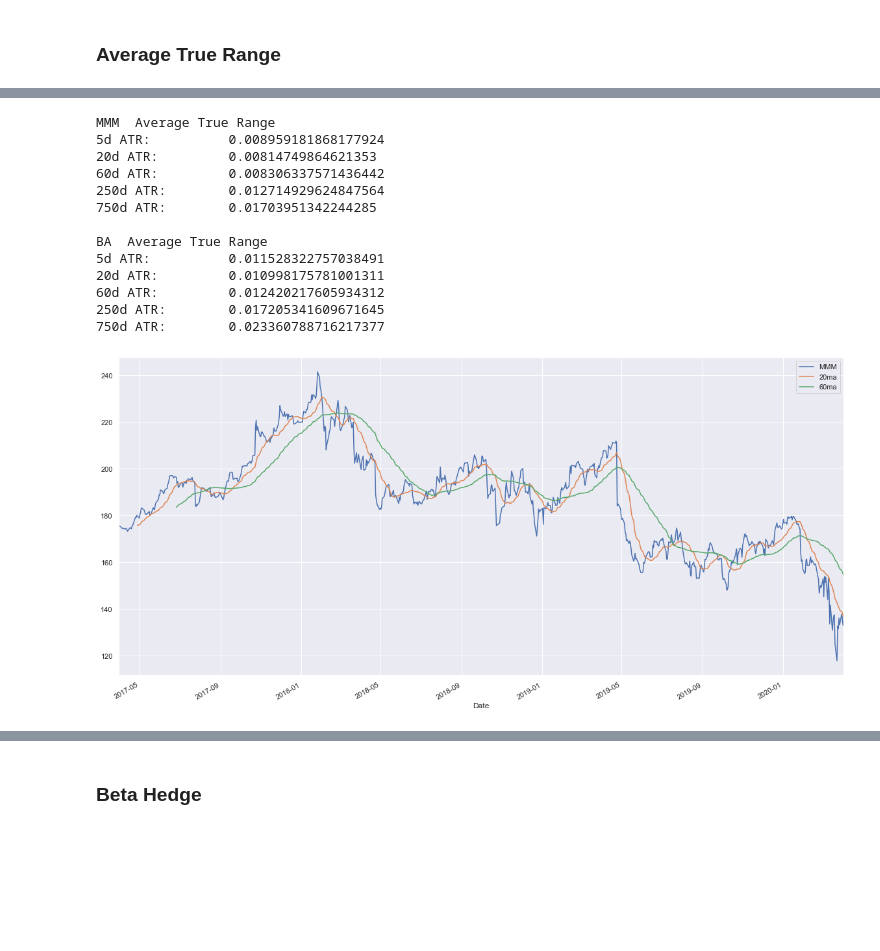
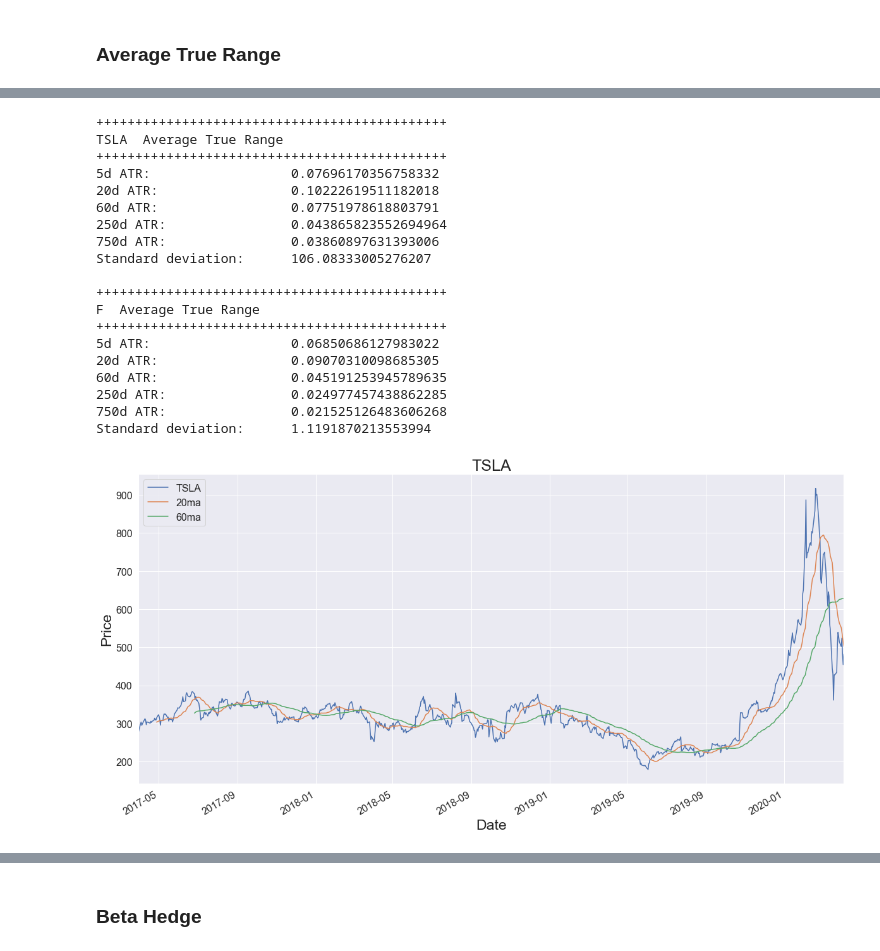
Before and after one commit to thomask18/Finance, a Jupyter notebook: Stock View.ipynb, the cells around one changed output, grey strips where cells are left out. Cells and saved outputs as stored; diff of their text form; code cells hidden in the pictures; blank space fills up the shorter version.

```diff
--- a/Stock View.ipynb
+++ b/Stock View.ipynb
@@ -25,5 +27,5 @@ Number of months in range: 37
 # %% [markdown]
 ## Enter desired tickers
 # %%
-Long_Numerator = "MMM" # Enter whatever stocks you want to view
-Short_Denominator = "BA"
+Long_Numerator = "TSLA" # Enter whatever stocks you want to view
+Short_Denominator = "F"
@@ -36,14 +36,14 @@ df_SP500.drop(['Open', 'High', 'Low', 'Close', 'Volume'], 1, inplace=True)
 # %%
 #Long Stock
 df_long = web.DataReader(Long_Numerator, 'yahoo', start, end)
-# df_long = df_long[::-1]
+df_long = df_long[::-1] #Need this or ATR will be off
 df_long.rename(columns={'Adj Close': Long_Numerator}, inplace=True)
 df_long.drop(['Close', 'Volume'], 1, inplace=True)
 df_long['True_Range'] = df_long['High'] - df_long['Low']
 
 #Short Stock
 df_short = web.DataReader(Short_Denominator, 'yahoo', start, end)
-# df_short = df_short[::-1]
+df_short = df_short[::-1]
 df_short.rename(columns={'Adj Close': Short_Denominator}, inplace=True)
 df_short.drop(['Close', 'Volume'], 1, inplace=True)
 df_short['True_Range'] = df_short['High'] - df_short['Low']
@@ -100,12 +100,15 @@ for i in range(0,60): ATR_60d = ATR_60d + df_long['1d'][i]
 for i in range(0,250): ATR_250d = ATR_250d + df_long['1d'][i]
 for i in range(0,750): ATR_750d = ATR_750d + df_long['1d'][i]
 
+print("+++++++++++++++++++++++++++++++++++++++++++++")
 print(Long_Numerator, " Average True Range")
-print("5d ATR:\t\t", ATR_5d/5)
-print("20d ATR:\t", ATR_20d/20)
-print("60d ATR:\t", ATR_60d/60)
-print("250d ATR:\t", ATR_250d/250)
-print("750d ATR:\t", ATR_750d/750, '\n')
+print("+++++++++++++++++++++++++++++++++++++++++++++")
+print("5d ATR:\t\t\t", ATR_5d/5)
+print("20d ATR:\t\t", ATR_20d/20)
+print("60d ATR:\t\t", ATR_60d/60)
+print("250d ATR:\t\t", ATR_250d/250)
+print("750d ATR:\t\t", ATR_750d/750)
+print("Standard deviation:\t", df_long[Long_Numerator].std(), '\n')
 
 ATR_5d = 0
 ATR_20d = 0
@@ -119,33 +122,49 @@ for i in range(0,60): ATR_60d = ATR_60d + df_short['1d'][i]
 for i in range(0,250): ATR_250d = ATR_250d + df_short['1d'][i]
 for i in range(0,750): ATR_750d = ATR_750d + df_short['1d'][i]
 
+print("+++++++++++++++++++++++++++++++++++++++++++++")
 print(Short_Denominator, " Average True Range")
-print("5d ATR:\t\t", ATR_5d/5)
-print("20d ATR:\t", ATR_20d/20)
-print("60d ATR:\t", ATR_60d/60)
-print("250d ATR:\t", ATR_250d/250)
-print("750d ATR:\t", ATR_750d/750)
+print("+++++++++++++++++++++++++++++++++++++++++++++")
+print("5d ATR:\t\t\t", ATR_5d/5)
+print("20d ATR:\t\t", ATR_20d/20)
+print("60d ATR:\t\t", ATR_60d/60)
+print("250d ATR:\t\t", ATR_250d/250)
+print("750d ATR:\t\t", ATR_750d/750)
+print("Standard deviation:\t", df_short[Short_Denominator].std(), '\n')
 # %% [output]
-MMM  Average True Range
-5d ATR:          0.008959181868177924
-20d ATR:         0.00814749864621353
-60d ATR:         0.008306337571436442
-250d ATR:        0.012714929624847564
-750d ATR:        0.01703951342244285
++++++++++++++++++++++++++++++++++++++++++++++
+TSLA  Average True Range
++++++++++++++++++++++++++++++++++++++++++++++
+5d ATR:                  0.07696170356758332
+20d ATR:                 0.10222619511182018
+60d ATR:                 0.07751978618803791
+250d ATR:                0.043865823552694964
+750d ATR:                0.03860897631393006
+Standard deviation:      106.08333005276207
 
-BA  Average True Range
-5d ATR:          0.011528322757038491
-20d ATR:         0.010998175781001311
-60d ATR:         0.012420217605934312
-250d ATR:        0.017205341609671645
-750d ATR:        0.023360788716217377
++++++++++++++++++++++++++++++++++++++++++++++
+F  Average True Range
++++++++++++++++++++++++++++++++++++++++++++++
+5d ATR:                  0.06850686127983022
+20d ATR:                 0.09070310098685305
+60d ATR:                 0.045191253945789635
+250d ATR:                0.024977457438862285
+750d ATR:                0.021525126483606268
+Standard deviation:      1.1191870213553994
 # %%
 df_long.drop(['High', 'Low', 'Open', 'True_Range', '1d'], 1, inplace=True)
 df_short.drop(['High', 'Low', 'Open', 'True_Range', '1d'], 1, inplace=True)
 # %%
+df_long = df_long[::-1]
 df_long['20ma'] = df_long[Long_Numerator].rolling(window=20).mean()
 df_long['60ma'] = df_long[Long_Numerator].rolling(window=60).mean()
-df_long.plot(figsize=(20, 10));
+df_long.plot(figsize=(20, 10))
+plt.xlabel("Date", fontsize=23)
+plt.ylabel("Price", fontsize=23)
+plt.title(Long_Numerator, fontsize=25)
+plt.tick_params(labelsize=16)
+plt.legend(fontsize=16)
+plt.show();
 # %% [output]
-[figure, old version]
+[figure, new version]
 # %%
```
Also changed, not shown: parts of 20 cells of this notebook.
